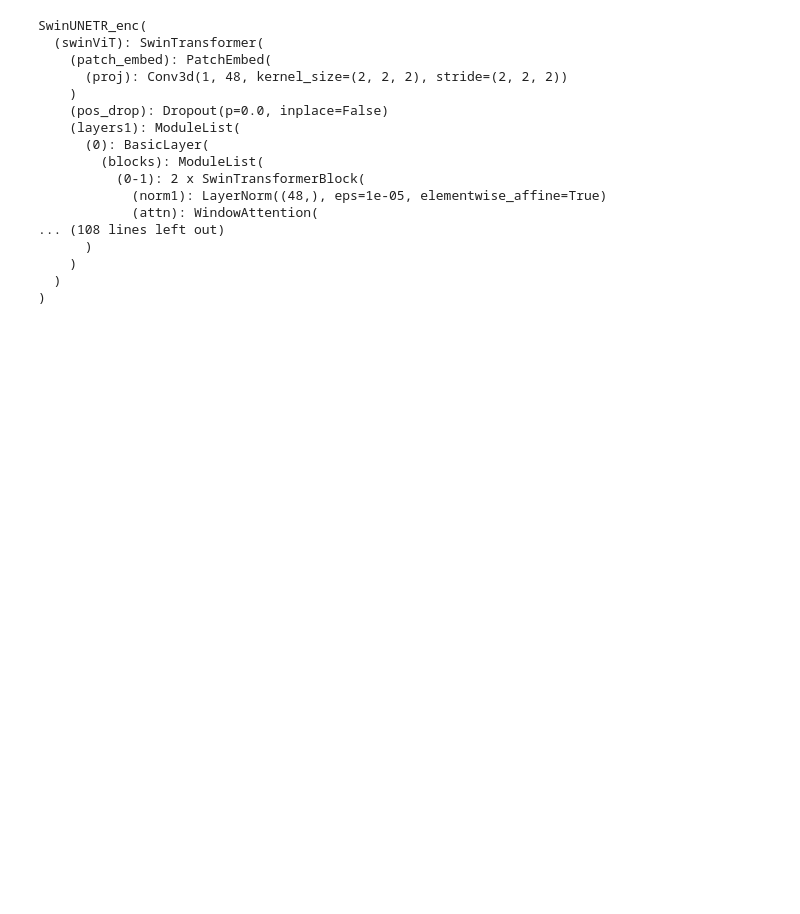
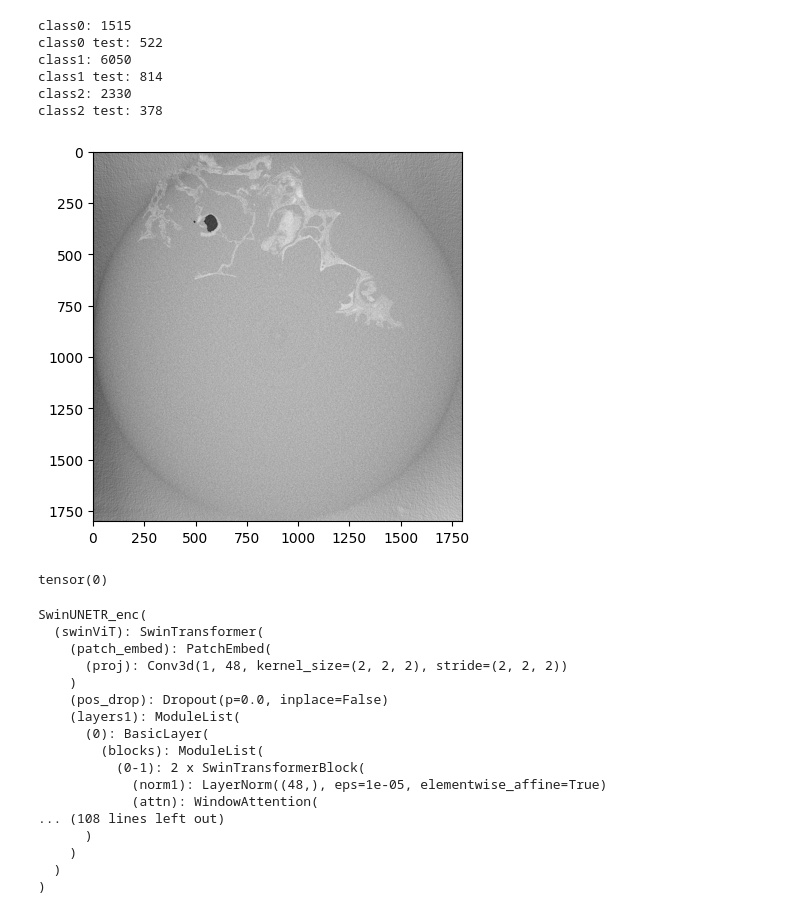
Before and after one commit to christoph-histo/MA-Repo, a Jupyter notebook: test_models.ipynb, the cells around one changed output. Cells and saved outputs as stored; diff of their text form; code cells hidden in the pictures; blank space fills up the shorter version.

```diff
--- a/test_models.ipynb
+++ b/test_models.ipynb
@@ -11,0 +12,4 @@ IProgress not found. Please update jupyter and ipywidgets. See https://ipywidget
+# %%
+data_path = "/storage/Datensätze"
+dataset = Dataloader_whole_slices.VolumeToSliceDataset(data_path,test=False)
+dataset_test = Dataloader_whole_slices.VolumeToSliceDataset(data_path,test=True)
@@ -12,3 +34,24 @@ IProgress not found. Please update jupyter and ipywidgets. See https://ipywidget
+# %%
+for i in range(0, 3):
+    print(f"class{i}: {dataset.count_samples_per_class[i]}")
+    print(f"class{i} test: {dataset_test.count_samples_per_class[i]}")
+# %% [output]
+class0: 1515
+class0 test: 522
+class1: 6050
+class1 test: 814
+class2: 2330
+class2 test: 378
+# %%
+import matplotlib.pyplot as plt
+
+
+plt.imshow(dataset[1500][0], cmap='gray')
+plt.show()
+print(dataset[1500][1])
+# %% [output]
+[figure, added]
+tensor(0)
 # %%
 model = models.resnet18(weights=models.ResNet18_Weights.DEFAULT)
 # %%
```
Also changed, not shown: parts of 2 cells of this notebook, 6 other files.
